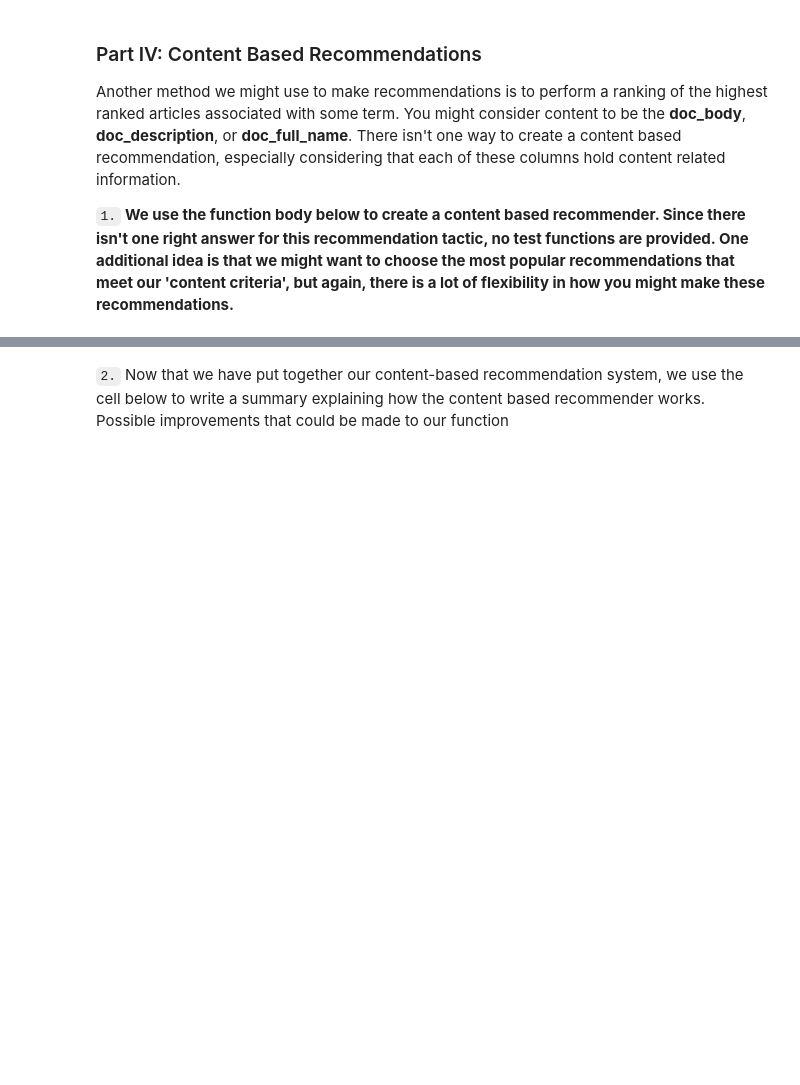
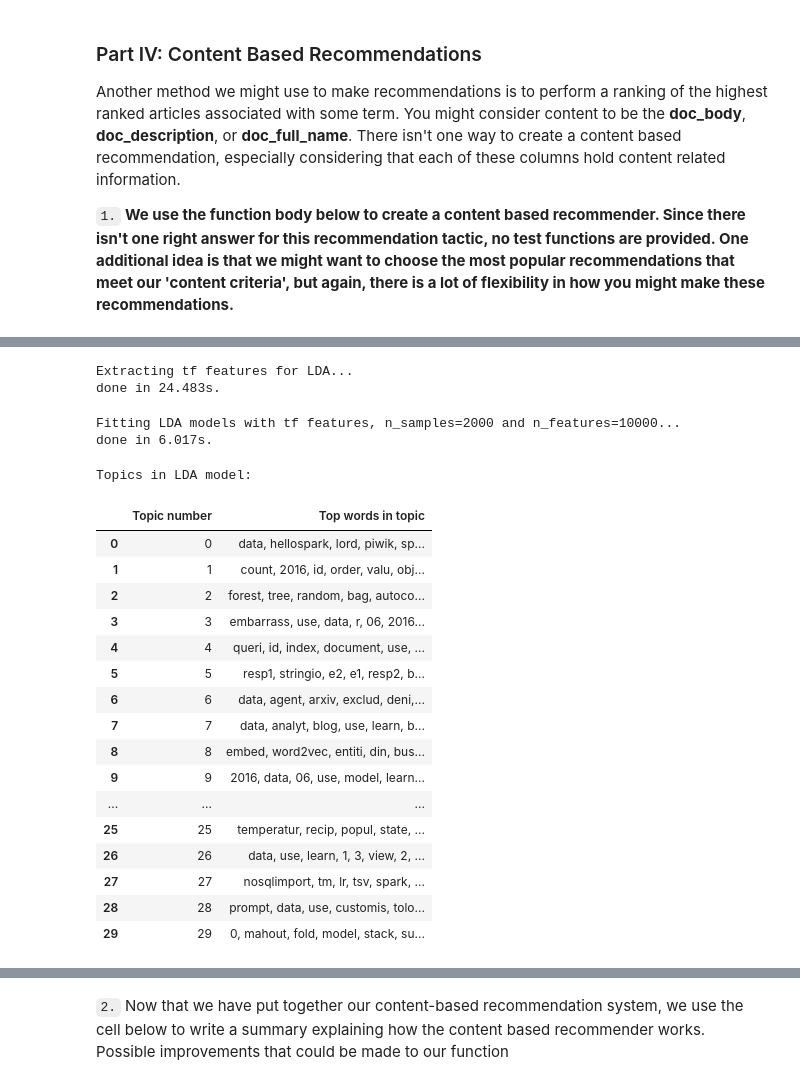
Before and after one commit to marcelokscunha/projects, a Jupyter notebook: recommendations/Recommendations_with_IBM.ipynb, the cells around one changed output, grey strips where cells are left out. Cells and saved outputs as stored; diff of their text form; code cells hidden in the pictures; blank space fills up the shorter version.

```diff
--- a/recommendations/Recommendations_with_IBM.ipynb
+++ b/recommendations/Recommendations_with_IBM.ipynb
@@ -799,0 +905,65 @@ Another method we might use to make recommendations is to perform a ranking of t
+# %%
+n_features = 10000
+n_components = 30
+n_top_words = 20
+# %%
+# Use tf (raw term count) features for LDA.
+print("Extracting tf features for LDA...")
+t0=time()
+tf_vectorizer = CountVectorizer(max_df=0.95, min_df=2,
+                                max_features=n_features,
+                                tokenizer=tokenize)
+tf = tf_vectorizer.fit_transform(cleaned_docs)
+print("done in %0.3fs." % (time() - t0))
+print()
+# %% [output]
+Extracting tf features for LDA...
+done in 24.483s.
+# %%
+print("Fitting LDA models with tf features, "
+      "n_samples=%d and n_features=%d..."
+      % (n_samples, n_features))
+lda = LatentDirichletAllocation(n_components=n_components, max_iter=5,
+                                learning_method='online',
+                                learning_offset=50.,
+                                random_state=0)
+t0 = time()
+lda.fit(tf)
+print("done in %0.3fs." % (time() - t0))
+# %% [output]
+Fitting LDA models with tf features, n_samples=2000 and n_features=10000...
+done in 6.017s.
+# %%
+def show_topic_top_words(model, feature_names, n_top_words):
+    df = pd.DataFrame(data=[], columns=['Topic number', 'Top words in topic'])
+    for topic_idx, topic in enumerate(model.components_):
+        message = ", ".join([feature_names[i]
+                             for i in topic.argsort()[:-n_top_words - 1:-1]])
+        df.loc[topic_idx] = [topic_idx, message]
+#         print(message)
+    display(df)
+    print()
+# %%
+pd.set_option('display.max_colwidth', 150)
+print("Topics in LDA model:\n")
+tf_feature_names = tf_vectorizer.get_feature_names()
+show_topic_top_words(lda, tf_feature_names, n_top_words)
+# %% [output]
+Topics in LDA model:
+|  | Topic number | Top words in topic |
+| 0 | 0 | data, hellospark, lord, piwik, sp... |
+| 1 | 1 | count, 2016, id, order, valu, obj... |
+| 2 | 2 | forest, tree, random, bag, autoco... |
+| 3 | 3 | embarrass, use, data, r, 06, 2016... |
+| 4 | 4 | queri, id, index, document, use, ... |
+| 5 | 5 | resp1, stringio, e2, e1, resp2, b... |
+| 6 | 6 | data, agent, arxiv, exclud, deni,... |
+| 7 | 7 | data, analyt, blog, use, learn, b... |
+| 8 | 8 | embed, word2vec, entiti, din, bus... |
+| 9 | 9 | 2016, data, 06, use, model, learn... |
+| ... | ... | ... |
+| 25 | 25 | temperatur, recip, popul, state, ... |
+| 26 | 26 | data, use, learn, 1, 3, view, 2, ... |
+| 27 | 27 | nosqlimport, tm, lr, tsv, spark, ... |
+| 28 | 28 | prompt, data, use, customis, tolo... |
+| 29 | 29 | 0, mahout, fold, model, stack, su... |
```
Also changed, not shown: parts of 33 cells of this notebook.
